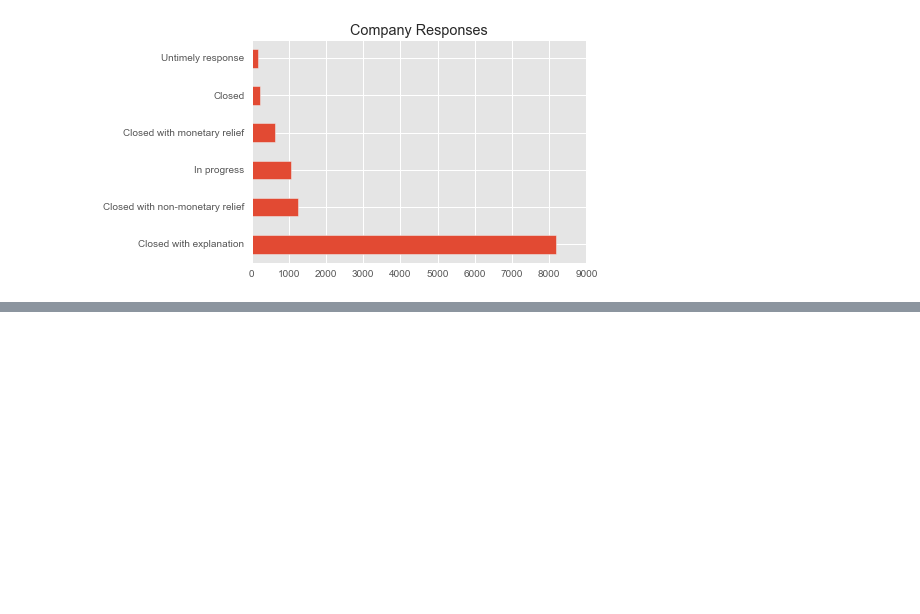
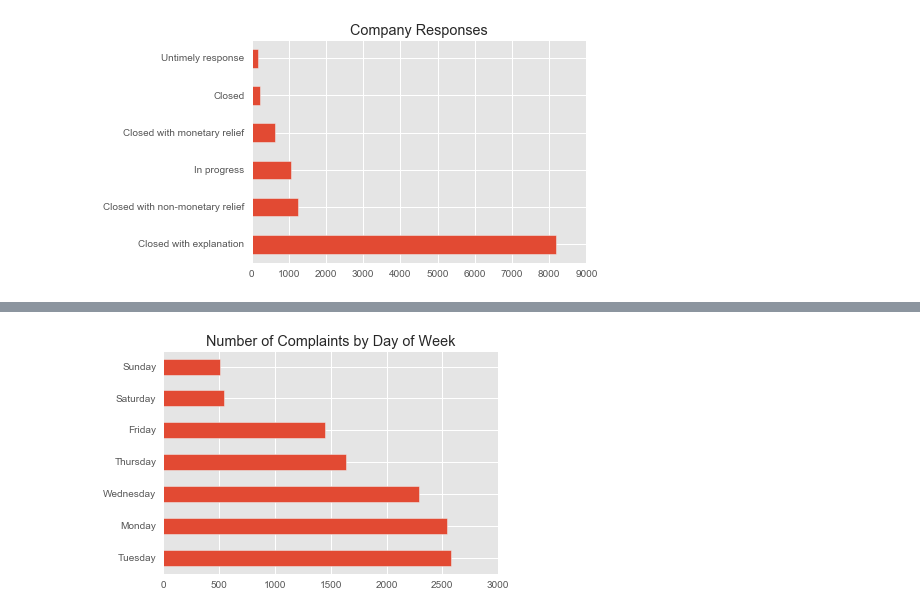
Before and after one commit to JonathanKross/consumer-complaints, a Jupyter notebook: complaints.ipynb, the cells around one changed output, grey strips where cells are left out. Cells and saved outputs as stored; diff of their text form; code cells hidden in the pictures; blank space fills up the shorter version.

Commit message:
Updating complaints. Can't complete mean.

```diff
--- a/complaints.ipynb
+++ b/complaints.ipynb
@@ -174,2 +138,10 @@ con_comps.day_of_week.value_counts(sort=False).plot(kind='bar')
+# %%
+data = pd.read_csv('complaints_dec_2014.csv')
+# %%
+date_series = data.pop('Date received')
+data.index = pd.to_datetime(date_series, format='%m/%d/%Y')
+# %%
+data['weekday'] = data.index.weekday
 # %%
-con_comps.replace({'day_of_week': {0: 'Monday', 1: 'Tuesday', 2: 'Wednesday', 3: 'Thursday', 4: 'Friday', 5: 'Saturday', 6: 'Sunday'}})
+data = data.replace({'weekday': {0: 'Monday', 1: 'Tuesday', 2: 'Wednesday',
+                                   3: 'Thursday', 4: 'Friday', 5: 'Saturday', 6: 'Sunday'}})
@@ -194,0 +159,5 @@ con_comps.replace({'day_of_week': {0: 'Monday', 1: 'Tuesday', 2: 'Wednesday', 3:
+# %%
+data.weekday.value_counts().plot(title='Number of Complaints by Day of Week', kind='barh')
+plt.show()
+# %% [output]
+[figure, added]
```
Also changed, not shown: parts of 8 cells of this notebook.
